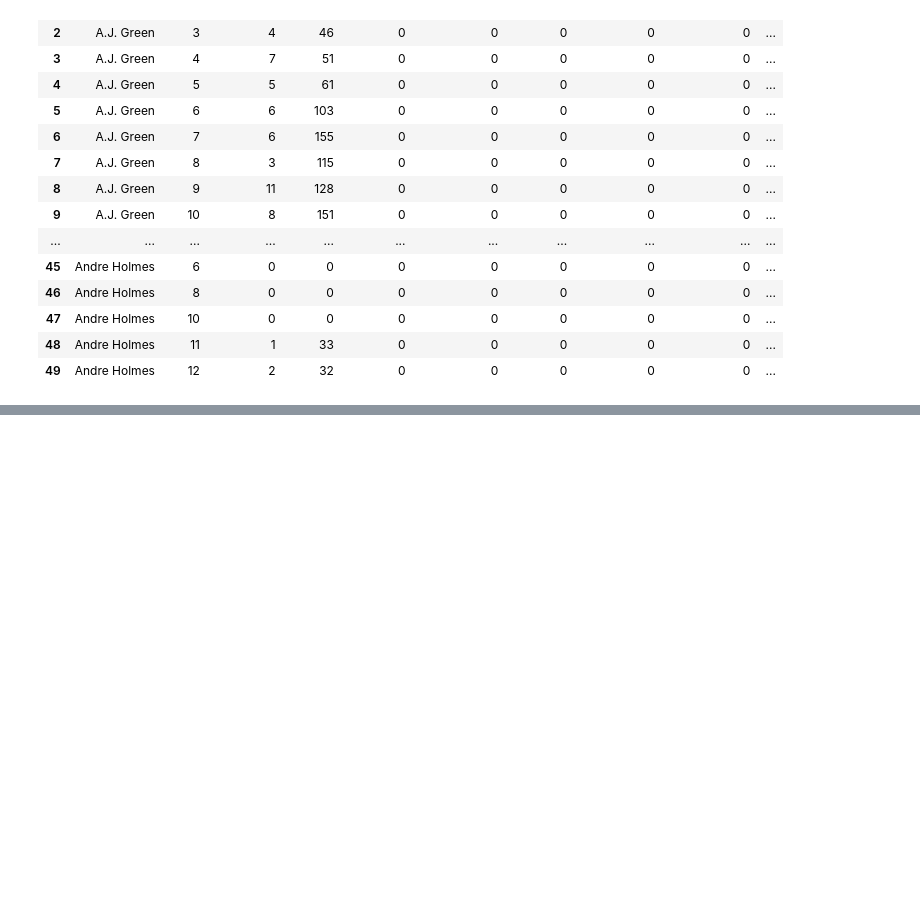
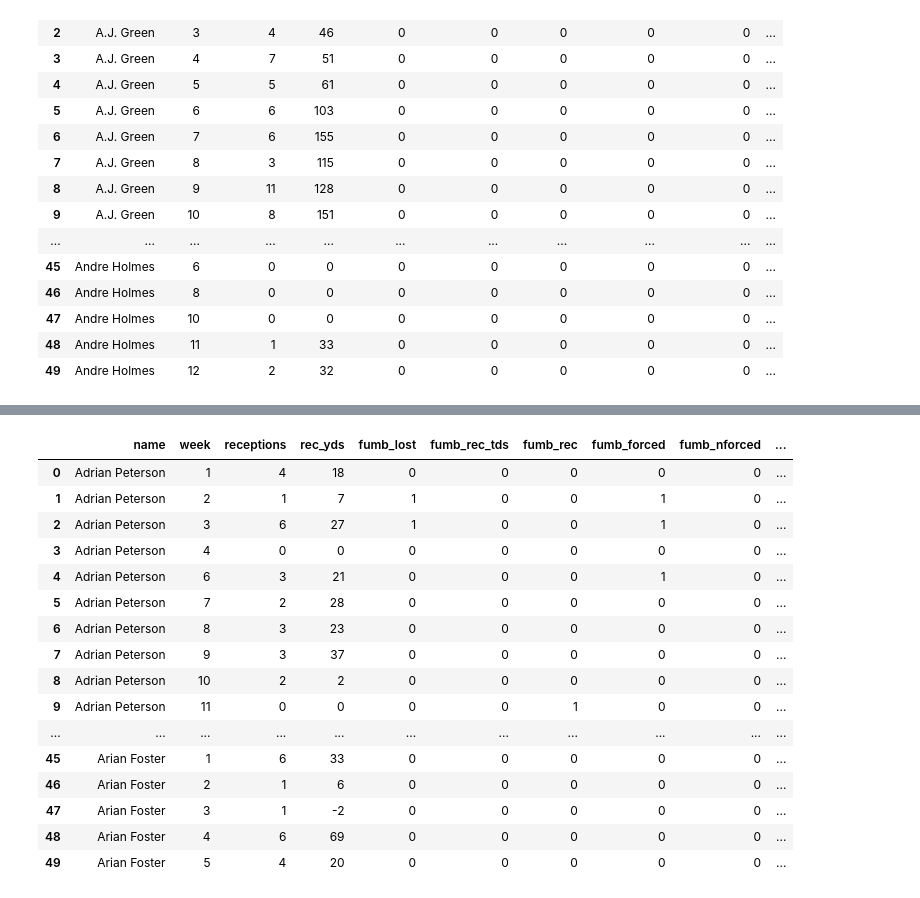
Before and after one commit to markertsean/Fantasy_Football, a Jupyter notebook: stats_generation/generate_sql.ipynb, the cells around one changed output, grey strips where cells are left out. Saved outputs shown, nothing was run; the diff lists cells and outputs as text; code cells hidden in the pictures; blank space fills up the shorter version.

```diff
--- a/stats_generation/generate_sql.ipynb
+++ b/stats_generation/generate_sql.ipynb
@@ -227,0 +291,67 @@ df.head(50)
+# %%
+# RB
+#",   SUM(play_player.) as  "
+
+query_str = (
+" SELECT player.full_name as name, game.week "
+
+# Scored on
+",   SUM(play_player.receiving_rec) as receptions "
+",   SUM(play_player.receiving_yds) as rec_yds "
+
+# Fumble scores
+",   SUM(play_player.fumbles_lost) as fumb_lost "
+",   SUM(play_player.fumbles_rec_tds) as fumb_rec_tds "
+
+# More fumbles
+",   SUM(play_player.fumbles_rec) as fumb_rec "
+",   SUM(play_player.fumbles_forced) as fumb_forced "
+",   SUM(play_player.fumbles_notforced) as fumb_nforced "
+
+# Possible features
+",   SUM(play_player.receiving_tar) as rec_target "
+",   SUM(play_player.receiving_yac_yds) as yards_after_compl "
+",   AVG(play_player.receiving_yds) as rec_yds_avg "
+
+#
+",   SUM(play_player.rushing_att) as rush_att "
+
+#
+",   AVG(play_player.kickret_yds) as return_yds_avg "
+",   SUM(play_player.kickret_yds) as return_yds "
+",   SUM(play_player.kickret_tds) as return_tds "
+",   SUM(play_player.kickret_touchback) as touchbacks "
+
+" FROM game "
+" JOIN play_player "
+" ON game.gsis_id = play_player.gsis_id "
+" JOIN player"
+" ON play_player.player_id = player.player_id"
+" WHERE game.season_year = 2013 "
+"  AND game.season_type = 'Regular' "
+"  AND game.finished    = TRUE "
+"  AND player.position  = 'RB' "
+" GROUP BY player.full_name, game.week "
+" ORDER BY player.full_name, game.week "
+)
+
+df = pd.read_sql_query(query_str,con=engine)
+df.head(50)
+# %% [output]
+|  | name | week | receptions | rec_yds | fumb_lost | fumb_rec_tds | fumb_rec | fumb_forced | fumb_nforced | ... |
+| 0 | Adrian Peterson | 1 | 4 | 18 | 0 | 0 | 0 | 0 | 0 | ... |
+| 1 | Adrian Peterson | 2 | 1 | 7 | 1 | 0 | 0 | 1 | 0 | ... |
+| 2 | Adrian Peterson | 3 | 6 | 27 | 1 | 0 | 0 | 1 | 0 | ... |
+| 3 | Adrian Peterson | 4 | 0 | 0 | 0 | 0 | 0 | 0 | 0 | ... |
+| 4 | Adrian Peterson | 6 | 3 | 21 | 0 | 0 | 0 | 1 | 0 | ... |
+| 5 | Adrian Peterson | 7 | 2 | 28 | 0 | 0 | 0 | 0 | 0 | ... |
+| 6 | Adrian Peterson | 8 | 3 | 23 | 0 | 0 | 0 | 0 | 0 | ... |
+| 7 | Adrian Peterson | 9 | 3 | 37 | 0 | 0 | 0 | 0 | 0 | ... |
+| 8 | Adrian Peterson | 10 | 2 | 2 | 0 | 0 | 0 | 0 | 0 | ... |
+| 9 | Adrian Peterson | 11 | 0 | 0 | 0 | 0 | 1 | 0 | 0 | ... |
+| ... | ... | ... | ... | ... | ... | ... | ... | ... | ... | ... |
+| 45 | Arian Foster | 1 | 6 | 33 | 0 | 0 | 0 | 0 | 0 | ... |
+| 46 | Arian Foster | 2 | 1 | 6 | 0 | 0 | 0 | 0 | 0 | ... |
+| 47 | Arian Foster | 3 | 1 | -2 | 0 | 0 | 0 | 0 | 0 | ... |
+| 48 | Arian Foster | 4 | 6 | 69 | 0 | 0 | 0 | 0 | 0 | ... |
+| 49 | Arian Foster | 5 | 4 | 20 | 0 | 0 | 0 | 0 | 0 | ... |
```
Also changed, not shown: parts of 2 cells of this notebook.
